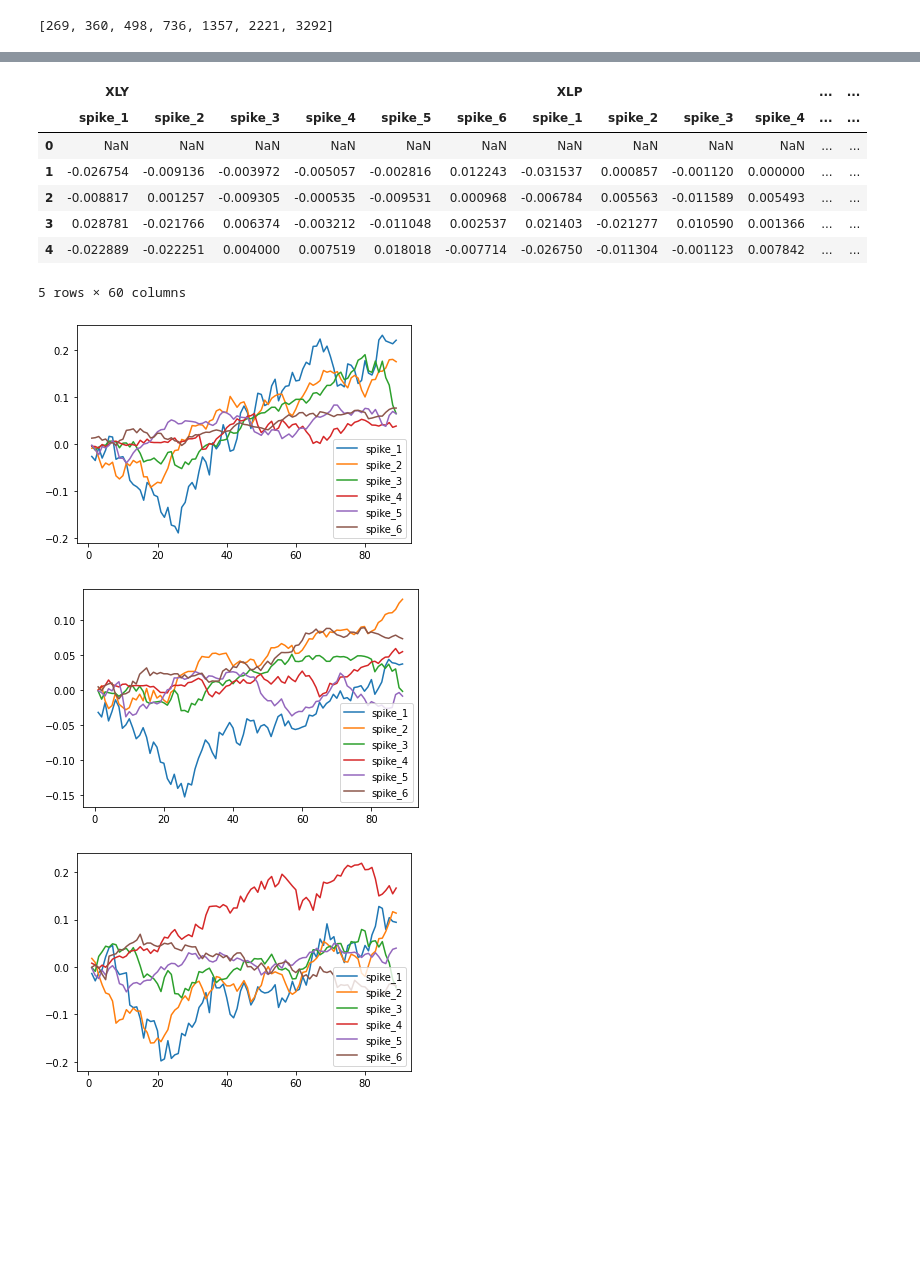
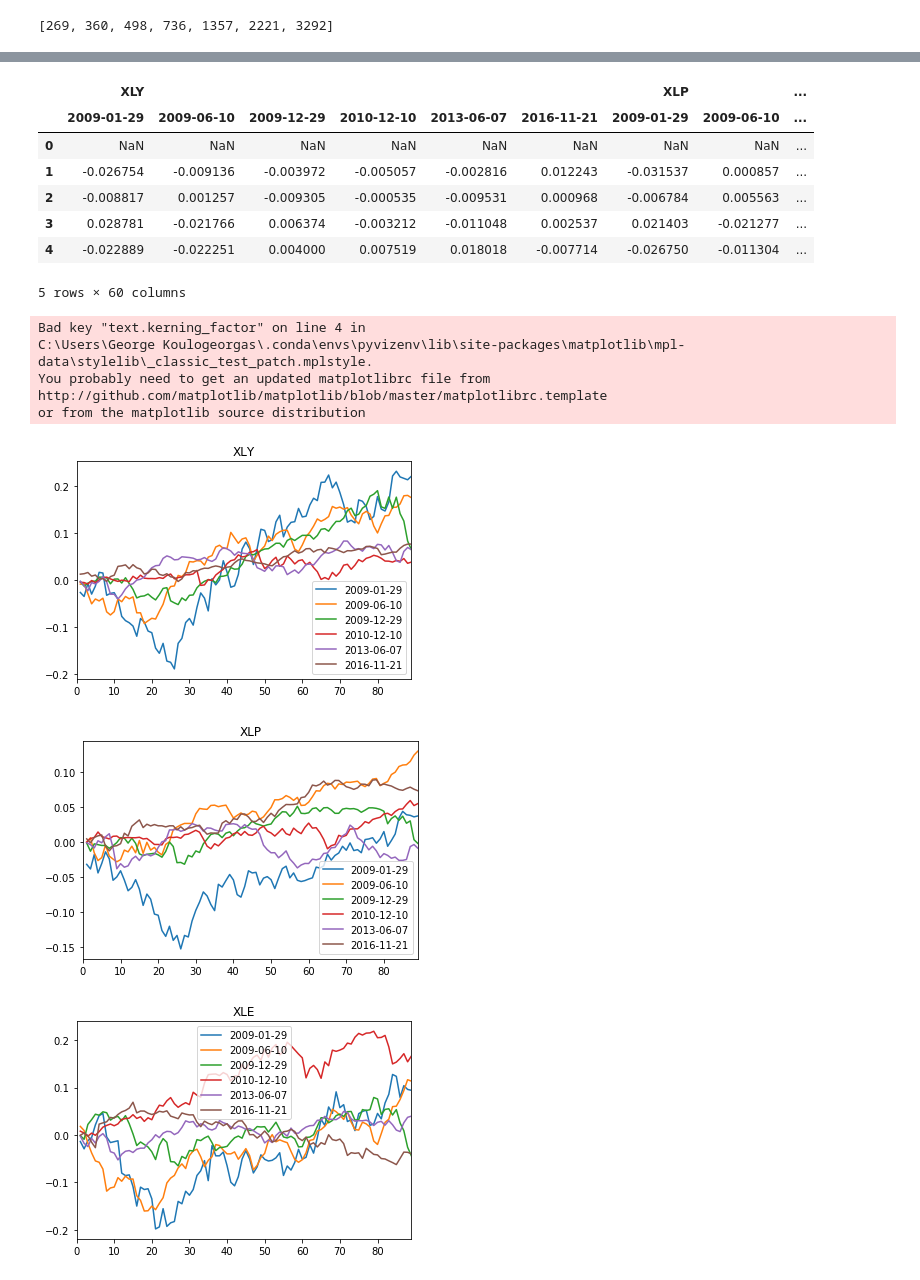
Before and after one commit to georgekoul26/Historical_Yield_Spikes, a Jupyter notebook: yield_slicer.ipynb, the cells around one changed output, grey strips where cells are left out. Cells and saved outputs as stored; diff of their text form; code cells hidden in the pictures; blank space fills up the shorter version.

```diff
--- a/yield_slicer.ipynb
+++ b/yield_slicer.ipynb
@@ -55,7 +53,7 @@ print(spike_selector(historical_data))
 # %% [output]
 [269, 360, 498, 736, 1357, 2221, 3292]
 # %%
-#For loop to update keys - DOES NOT WORK
+#For loop to update keys
 count = 1
 final_dict={}
 spike_list=[]
@@ -64,7 +62,8 @@ for key, value in yield_spikes_dict.items():
     new_df.reset_index(inplace=True)
     new_df.drop(columns=['Date','index'], axis=1, inplace=True)
     if new_df["10 YR"].count()>=85:
-        final_dict[str("spike_")+str(count)]=new_df
+        spike_date=str(historical_data.iloc[key].Date)
+        final_dict[spike_date]=new_df
         count +=1
 
 print(final_dict.keys())
@@ -118,4 +106,5 @@ returns_df.plot()
 # %%
+#Create df which groups the data by sector
 sector_list = list(spikes_pct_change.columns.levels[1])
 sector_dict={}
 for sector in sector_list:
@@ -124,20 +113,25 @@ sector_df= pd.concat(sector_dict.values(), axis = 1, keys = sector_dict.keys())
 sector_df.to_pickle('sector_df.pickle')
 sector_df.head()
 # %% [output]
-|  | XLY |  |  |  |  |  | XLP |  |  |  | ... | ... |
-|  | spike_1 | spike_2 | spike_3 | spike_4 | spike_5 | spike_6 | spike_1 | spike_2 | spike_3 | spike_4 | ... | ... |
-| 0 | NaN | NaN | NaN | NaN | NaN | NaN | NaN | NaN | NaN | NaN | ... | ... |
-| 1 | -0.026754 | -0.009136 | -0.003972 | -0.005057 | -0.002816 | 0.012243 | -0.031537 | 0.000857 | -0.001120 | 0.000000 | ... | ... |
-| 2 | -0.008817 | 0.001257 | -0.009305 | -0.000535 | -0.009531 | 0.000968 | -0.006784 | 0.005563 | -0.011589 | 0.005493 | ... | ... |
-| 3 | 0.028781 | -0.021766 | 0.006374 | -0.003212 | -0.011048 | 0.002537 | 0.021403 | -0.021277 | 0.010590 | 0.001366 | ... | ... |
-| 4 | -0.022889 | -0.022251 | 0.004000 | 0.007519 | 0.018018 | -0.007714 | -0.026750 | -0.011304 | -0.001123 | 0.007842 | ... | ... |
+|  | XLY |  |  |  |  |  | XLP |  | ... |
+|  | 2009-01-29 | 2009-06-10 | 2009-12-29 | 2010-12-10 | 2013-06-07 | 2016-11-21 | 2009-01-29 | 2009-06-10 | ... |
+| 0 | NaN | NaN | NaN | NaN | NaN | NaN | NaN | NaN | ... |
+| 1 | -0.026754 | -0.009136 | -0.003972 | -0.005057 | -0.002816 | 0.012243 | -0.031537 | 0.000857 | ... |
+| 2 | -0.008817 | 0.001257 | -0.009305 | -0.000535 | -0.009531 | 0.000968 | -0.006784 | 0.005563 | ... |
+| 3 | 0.028781 | -0.021766 | 0.006374 | -0.003212 | -0.011048 | 0.002537 | 0.021403 | -0.021277 | ... |
+| 4 | -0.022889 | -0.022251 | 0.004000 | 0.007519 | 0.018018 | -0.007714 | -0.026750 | -0.011304 | ... |
 5 rows × 60 columns
 # %%
 sector_list2 = list(sector_df.columns.levels[0])
 for sector in sector_list2:
     individual_returns_df = (1+sector_df[sector]).cumprod() -1
-    individual_returns_df.plot()
+    individual_returns_df.plot(title=sector)
 # %% [output]
+Bad key "text.kerning_factor" on line 4 in
+C:\Users\George Koulogeorgas\.conda\envs\pyvizenv\lib\site-packages\matplotlib\mpl-data\stylelib\_classic_test_patch.mplstyle.
+You probably need to get an updated matplotlibrc file from
+http://github.com/matplotlib/matplotlib/blob/master/matplotlibrc.template
+or from the matplotlib source distribution
-[figure, old version]
+[figure, new version]
-[figure, old version]
+[figure, new version]
-[figure, old version]
+[figure, new version]
```
Also changed, not shown: parts of 8 cells of this notebook, 8 other files.
